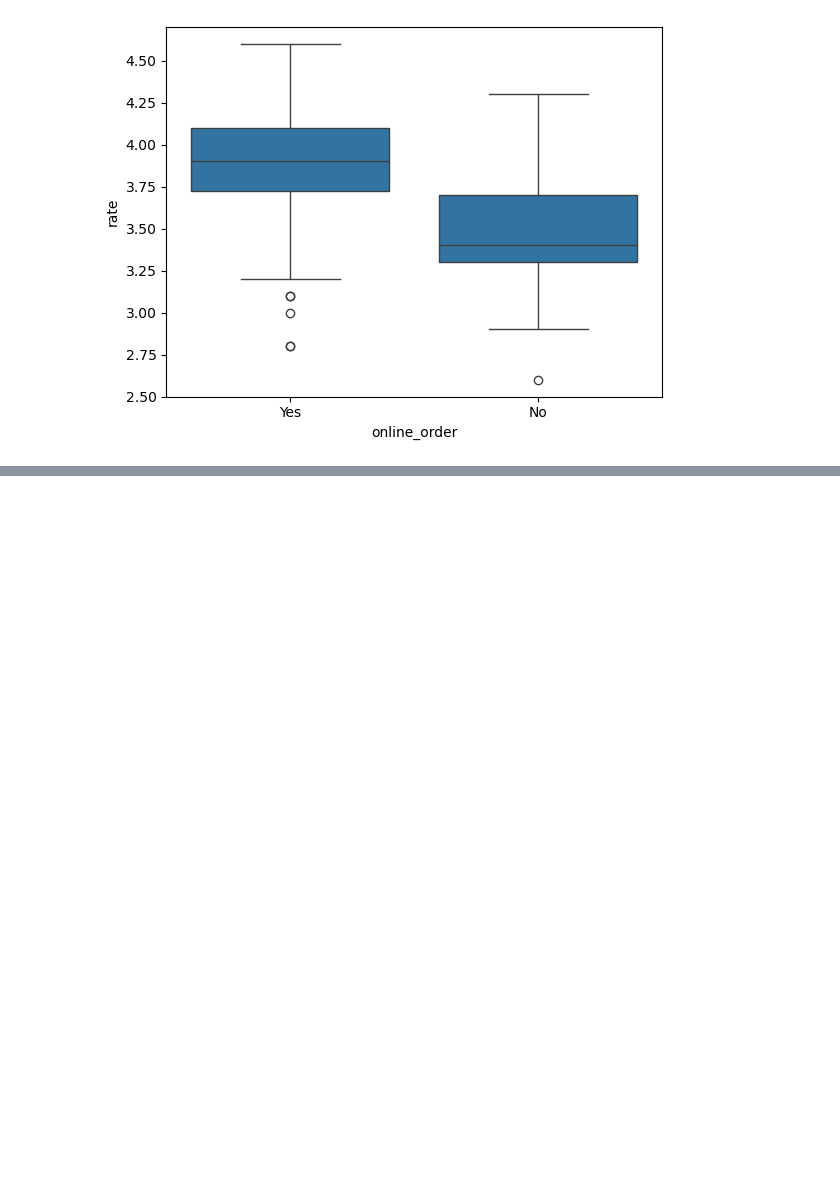
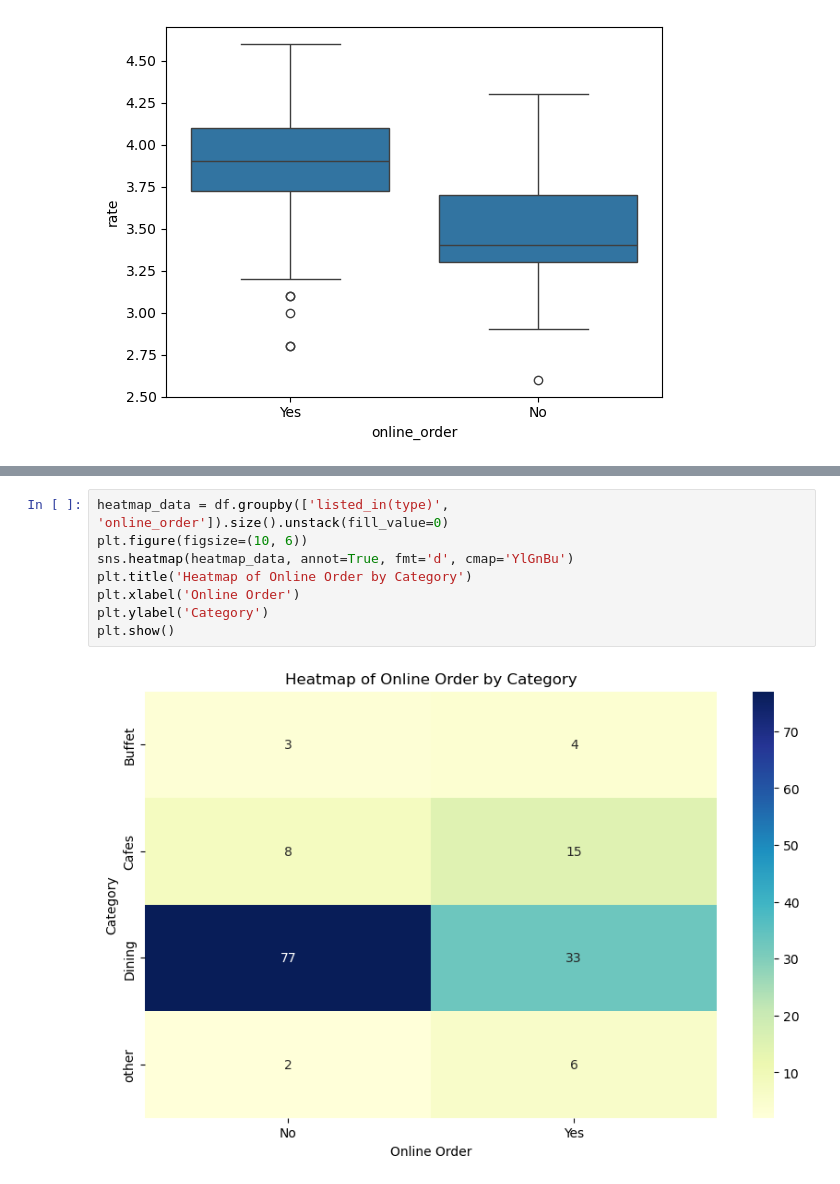
Before and after one commit to Aswajc/Data_Analysis_Project_zomato, a Jupyter notebook: zomato.ipynb, the cells around one changed output, grey strips where cells are left out. Cells and saved outputs as stored; diff of their text form; blank space fills up the shorter version.

```diff
--- a/zomato.ipynb
+++ b/zomato.ipynb
@@ -297,0 +319,10 @@ sns.boxplot(data=df,x='online_order',y='rate')
+# %%
+heatmap_data = df.groupby(['listed_in(type)', 'online_order']).size().unstack(fill_value=0)
+plt.figure(figsize=(10, 6))
+sns.heatmap(heatmap_data, annot=True, fmt='d', cmap='YlGnBu')
+plt.title('Heatmap of Online Order by Category')
+plt.xlabel('Online Order')
+plt.ylabel('Category')
+plt.show()
+# %% [output]
+[figure, added]
```
Also changed, not shown: parts of 16 cells of this notebook.
